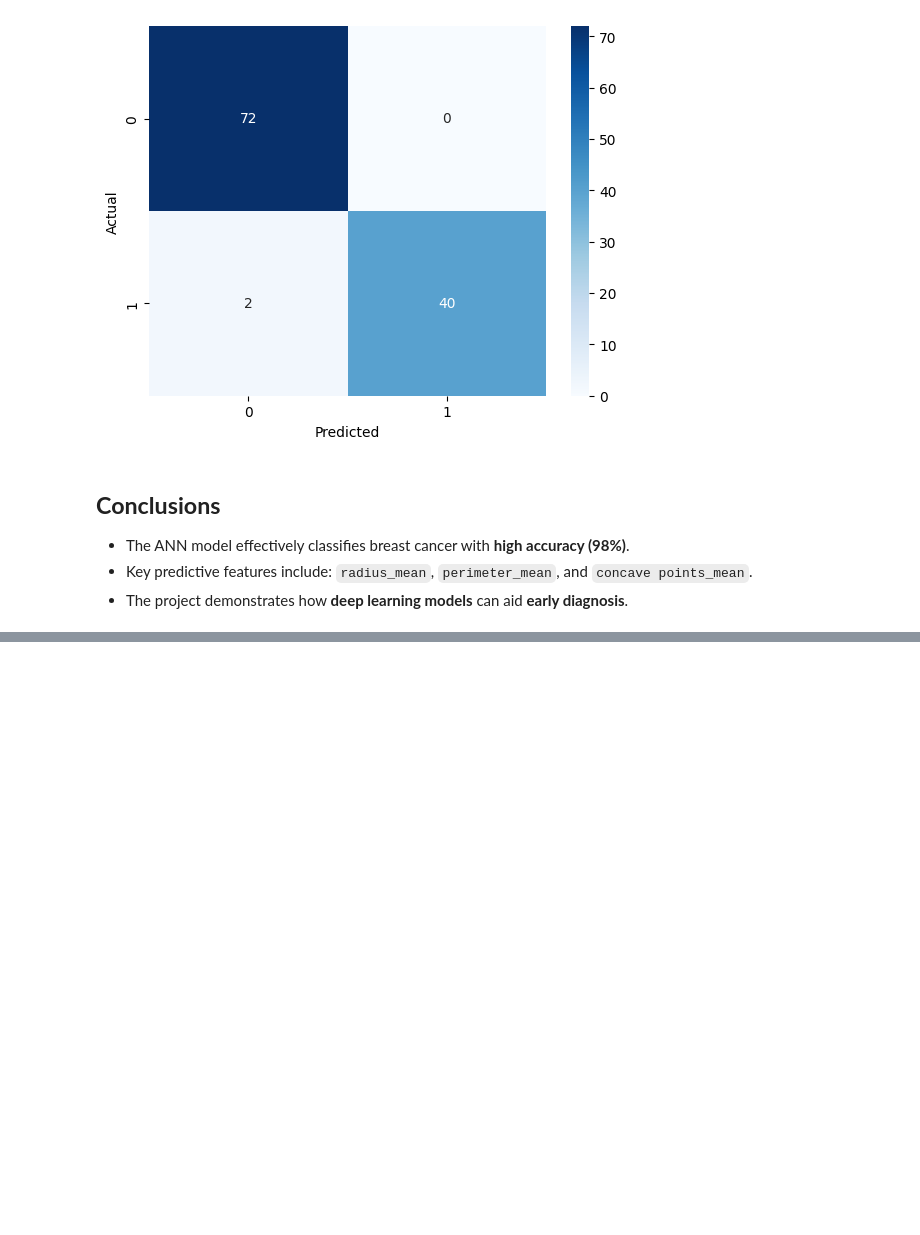
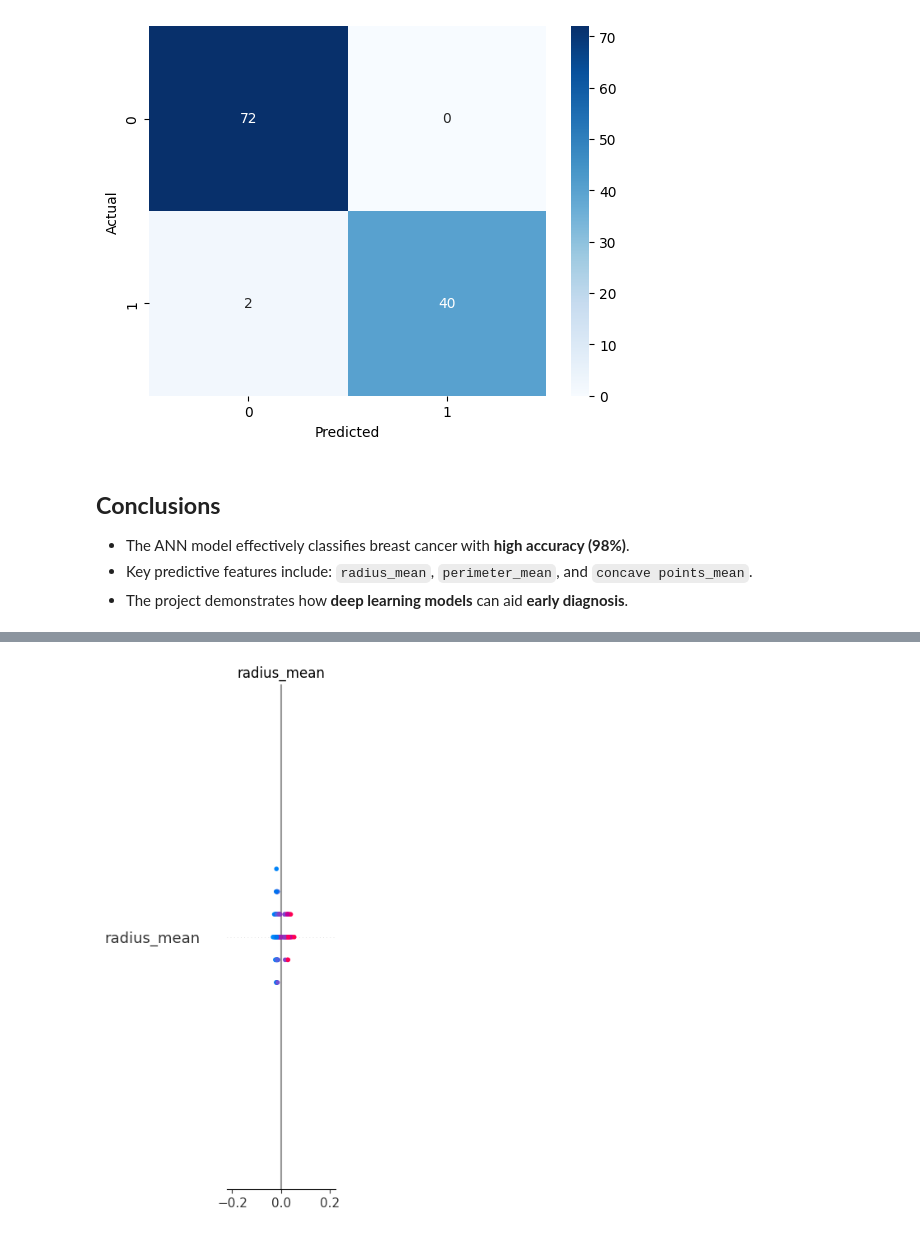
Before and after one commit to Gabrikon/Breast-Cancer-Prediction, a Jupyter notebook: Breast_Cancer_Prediction_with_ANN.ipynb, the cells around one changed output, grey strips where cells are left out. Saved outputs shown, nothing was run; the diff lists cells and outputs as text; code cells hidden in the pictures; blank space fills up the shorter version.

```diff
--- a/Breast_Cancer_Prediction_with_ANN.ipynb
+++ b/Breast_Cancer_Prediction_with_ANN.ipynb
@@ -340,0 +305,3 @@ shap.force_plot(explainer.expected_value[0], shap_values[0,:,0], X_test[0], feat
+# %%
+# X_train is the scaled training data you created in Cell 18
+explainer = shap.DeepExplainer(model, X_train)
@@ -340,0 +315,3 @@ shap.force_plot(explainer.expected_value[0], shap_values[0,:,0], X_test[0], feat
+# %%
+# X_test is the scaled test data
+shap_values = explainer.shap_values(X_test)
@@ -340,0 +327,7 @@ shap.force_plot(explainer.expected_value[0], shap_values[0,:,0], X_test[0], feat
+# %%
+# Get feature names from before scaling (Cell 16)
+
+# Create the summary plot
+shap.summary_plot(shap_values, X_test, feature_names=X.columns)
+# %% [output]
+[figure, added]
```
Also changed, not shown: parts of 19 cells of this notebook.
